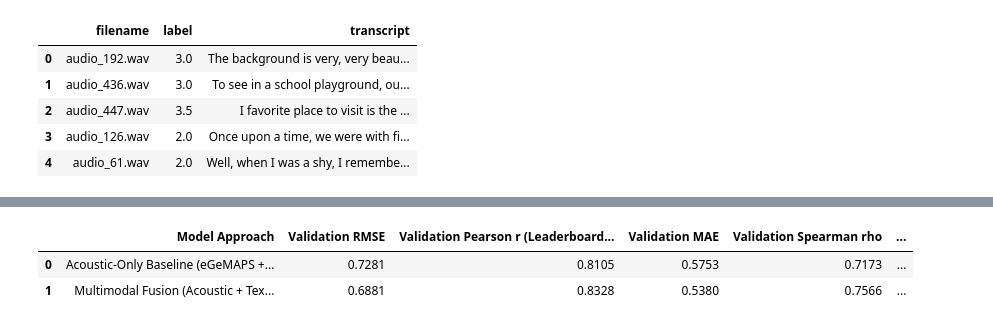
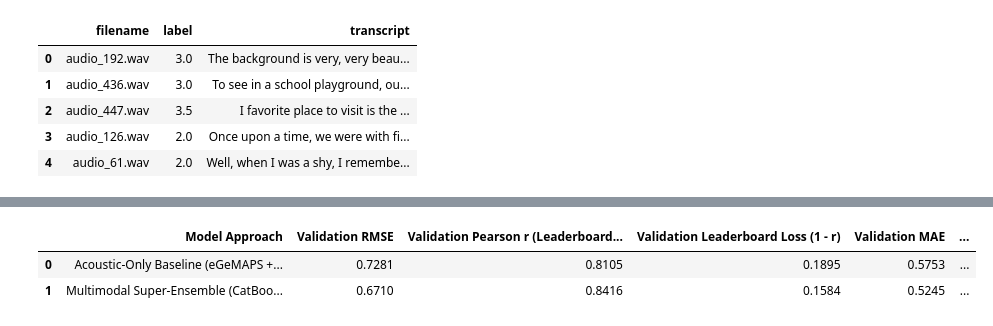
Before and after one commit to Sehaj64/shl-hiring-assessment-2026, a Jupyter notebook: Grammar_Scoring_Engine_SHL.ipynb, the cells around one changed output, grey strips where cells are left out. Cells and saved outputs as stored; diff of their text form; code cells hidden in the pictures.

```diff
--- a/Grammar_Scoring_Engine_SHL.ipynb
+++ b/Grammar_Scoring_Engine_SHL.ipynb
@@ -433,22 +462,23 @@ First 10 Test Predictions:
 # %%
 summary_table = pd.DataFrame({
     'Model Approach': [
         'Acoustic-Only Baseline (eGeMAPS + Rhythm)',
-        'Multimodal Fusion (Acoustic + Text Grammar)'
+        'Multimodal Super-Ensemble (CatBoost + XGB + LGBM + Ridge + ET)'
     ],
     'Validation RMSE': ['0.7281', f'{val_rmse:.4f}'],
     'Validation Pearson r (Leaderboard Metric)': ['0.8105', f'{val_pearson:.4f}'],
+    'Validation Leaderboard Loss (1 - r)': ['0.1895', f'{1 - val_pearson:.4f}'],
     'Validation MAE': ['0.5753', f'{val_mae:.4f}'],
     'Validation Spearman rho': ['0.7173', f'{val_spearman:.4f}'],
     'Training RMSE (Compulsory)': ['0.1690', f'{train_rmse:.4f}'],
-    'Ensemble Composition': [
+    'Ensemble Weights': [
         'LGBM (18%) + XGB (55%) + ET (17%) + Ridge (10%)',
-        f'LGBM ({weights[0]*100:.1f}%) + XGB ({weights[1]*100:.1f}%) + ET ({weights[2]*100:.1f}%) + Ridge ({weights[3]*100:.1f}%)'
+        f'CatBoost ({weights[0]*100:.1f}%) + XGB ({weights[1]*100:.1f}%) + LGBM ({weights[2]*100:.1f}%) + ET ({weights[3]*100:.1f}%) + Ridge ({weights[4]*100:.1f}%)'
     ]
 })
 
 display(summary_table)
 # %% [output]
-|  | Model Approach | Validation RMSE | Validation Pearson r (Leaderboard... | Validation MAE | Validation Spearman rho | ... |
-| 0 | Acoustic-Only Baseline (eGeMAPS +... | 0.7281 | 0.8105 | 0.5753 | 0.7173 | ... |
-| 1 | Multimodal Fusion (Acoustic + Tex... | 0.6881 | 0.8328 | 0.5380 | 0.7566 | ... |
+|  | Model Approach | Validation RMSE | Validation Pearson r (Leaderboard... | Validation Leaderboard Loss (1 - r) | Validation MAE | ... |
+| 0 | Acoustic-Only Baseline (eGeMAPS +... | 0.7281 | 0.8105 | 0.1895 | 0.5753 | ... |
+| 1 | Multimodal Super-Ensemble (CatBoo... | 0.6710 | 0.8416 | 0.1584 | 0.5245 | ... |
```
Also changed, not shown: parts of 10 cells of this notebook, 5 other files.
